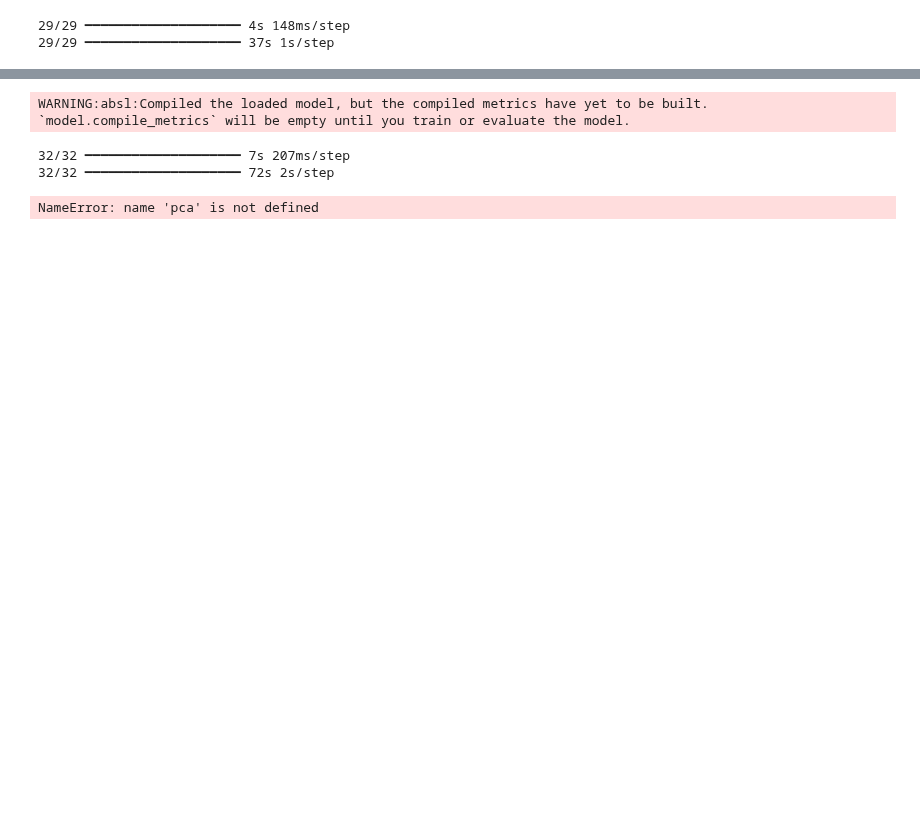
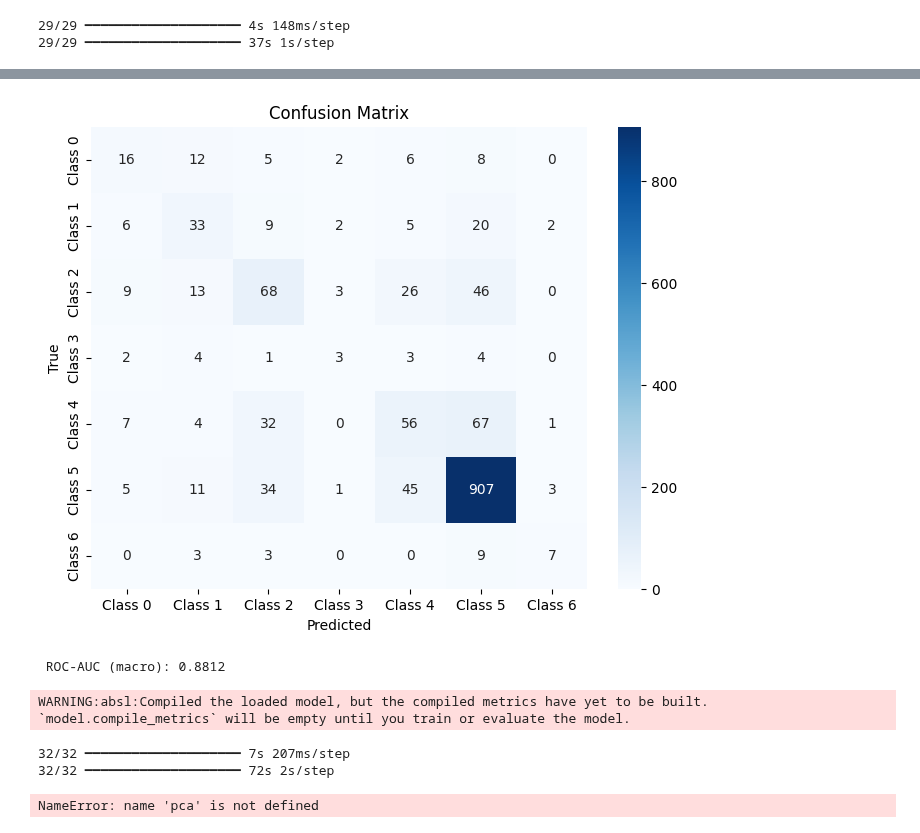
Before and after one commit to SKD151105/Skin-Cancer-Classification, a Jupyter notebook: model-inference_V1/Dual_CNN.ipynb, the cells around one changed output, grey strips where cells are left out. Cells and saved outputs as stored; diff of their text form; code cells hidden in the pictures; blank space fills up the shorter version.

Commit message:
new dual cnn - 94% train accuracy overfitting

```diff
--- a/model-inference_V1/Dual_CNN.ipynb
+++ b/model-inference_V1/Dual_CNN.ipynb
@@ -430,6 +301,6 @@ early_stop = EarlyStopping(
     restore_best_weights=True
 )
 # %%
-features_cnn1 = CNN1.predict(train_generator, verbose=1)
-features_cnn2 = CNN2.predict(train_generator, verbose=1)
+features_cnn1 = CNN1.predict(X_images, verbose=1)
+features_cnn2 = CNN2.predict(X_images, verbose=1)
 # %% [output]
@@ -463 +336,7 @@ features_fa_val = fa.transform(features_cnn2_val)
+# %%
+pca = PCA(n_components=50)
+all_features = np.concatenate([features_cnn1, features_cnn2], axis=1)
+features_pca = pca.fit_transform(all_features)
+
+# later you can split back if needed
 # %%
@@ -503,10 +432,11 @@ Model: "sequential_1"
 # %%
-history = classifier.fit(
-    merged_features, y_train,   # <-- use your numpy labels directly
-    validation_data=(merged_features_val, y_val),
-    epochs=300,
+history = model.fit(
+    X_train, y_train,   # <-- use your numpy labels directly
+    validation_data=(X_val, y_val),
+    epochs=80,
     batch_size=64,
-    # callbacks=[early_stop],   # <- stops when val_acc stops improving
+    callbacks=[early_stop],
+       # <- stops when val_acc stops improving
     verbose=1
 )
 # %% [output]
@@ -529,0 +462,3 @@ Epoch 300/300
+# %%
+y_pred_probs = model.predict(X_test)             # probabilities (N, 7)
+y_pred = np.argmax(y_pred_probs, axis=1)         # predicted labels (N,)
@@ -530,3 +487,32 @@ Epoch 300/300
+# %%
+from sklearn.metrics import confusion_matrix
+import seaborn as sns
+import matplotlib.pyplot as plt
+
+cm = confusion_matrix(y_test, y_pred)
+
+plt.figure(figsize=(8,6))
+sns.heatmap(cm, annot=True, fmt="d", cmap="Blues",
+            xticklabels=[f"Class {i}" for i in range(7)],
+            yticklabels=[f"Class {i}" for i in range(7)])
+plt.xlabel("Predicted")
+plt.ylabel("True")
+plt.title("Confusion Matrix")
+plt.show()
+# %% [output]
+[figure, added]
+# %%
+from sklearn.metrics import roc_auc_score, roc_curve, auc
+from sklearn.preprocessing import label_binarize
+
+# Binarize test labels (one-hot for ROC)
+y_test_bin = label_binarize(y_test, classes=np.arange(7))
+
+# ROC-AUC (macro average)
+roc_auc = roc_auc_score(y_test_bin, y_pred_probs, multi_class="ovr")
+print(f" ROC-AUC (macro): {roc_auc:.4f}")
+# %% [output]
+ ROC-AUC (macro): 0.8812
 # %%
 import pickle
 
```
Also changed, not shown: parts of 24 cells of this notebook, 5 other files.
